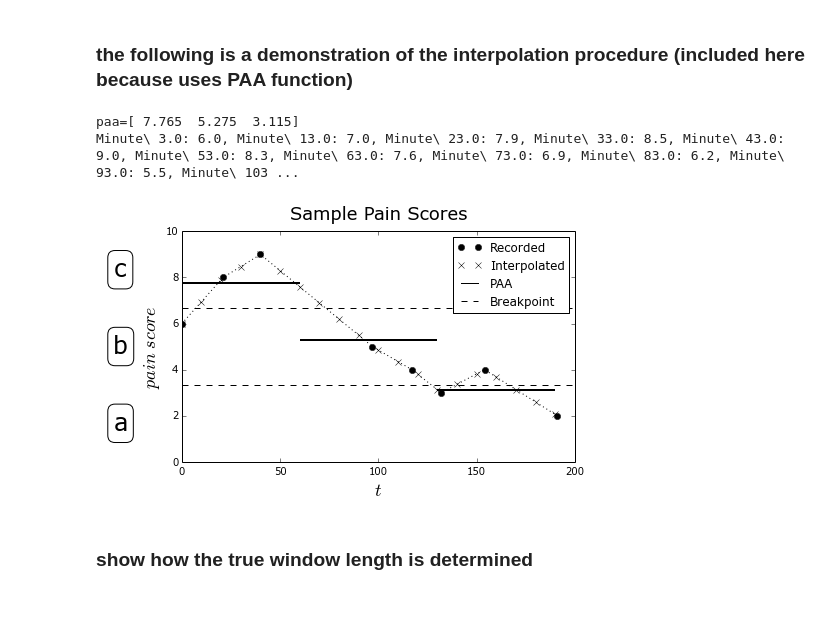
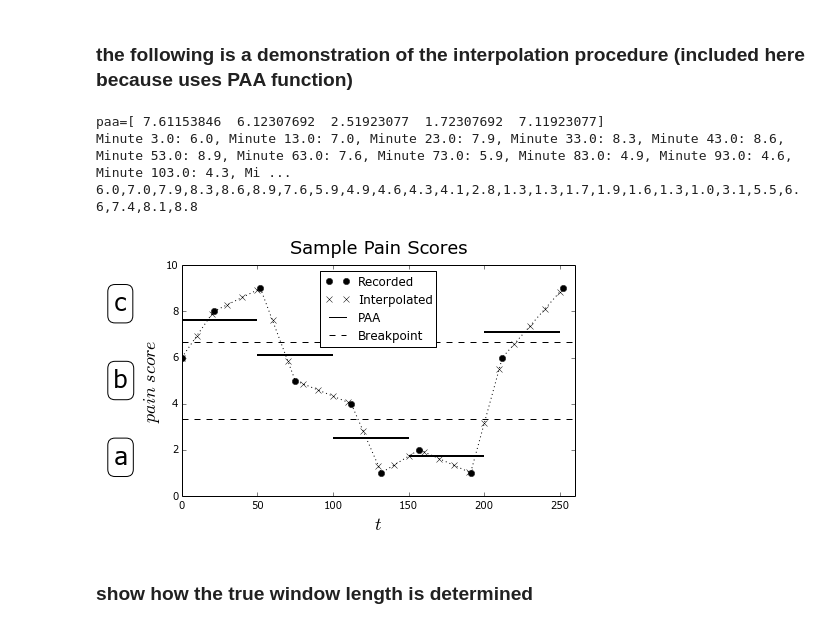
Before and after one commit to pvnick/tempos, a Jupyter notebook: manuscript_code.ipynb, the cells around one changed output. Saved outputs shown, nothing was run; the diff lists cells and outputs as text; code cells hidden in the pictures.

```diff
--- a/manuscript_code.ipynb
+++ b/manuscript_code.ipynb
@@ -358,7 +357,7 @@ def sax_unwindowed_unnormalized(series, alphabet_size, paa_length):
 # %%
 #    recorded=(&Minute\ 3: 6, Minute\ 24: 8, Minute\ 43: 9,\\
 #              &Minute\ 100: 3, Minute\ 120: 1)
-recorded={3:6, 24: 8, 43:9, 100:5, 120:4, 135: 3, 157: 4, 194: 2}
+recorded={3:6, 24: 8, 55:9, 78:5, 115:4, 135: 1, 160: 2, 194: 1, 215: 6, 255: 9}
 df = pd.DataFrame.from_dict(recorded, orient="index").sort_index()
 df.columns = ["score"]
 constant_time_interval_points = np.arange(np.min(recorded.keys()), np.max(recorded.keys()), 10)
@@ -371,8 +370,7 @@ df_interpolated["score"] = f(constant_time_interval_points)
 df_interpolated["score"] = df_interpolated["score"].apply(lambda score: float("%.1f" % score.round(1)))
 
 
-paa_vals = piecewise_aggregate_approximation(pd.Series(df_interpolated.score.values),3)
-paa_vals2 = piecewise_aggregate_approximation(pd.Series(df_interpolated.score.values),4)
+paa_vals = piecewise_aggregate_approximation(pd.Series(df_interpolated.score.values),5)
 
 fig = plt.figure(figsize=(7,4))
 ax = fig.add_axes([0.15,0.1,.78,0.8])
@@ -384,44 +382,48 @@ p3, = ax.plot(points_to_fill - df.index[0] , f(points_to_fill), "k:", figure=fig
 p4, = ax.plot([], [], "k-", figure=fig, label='paa_lines')
 p5, = ax.plot([], [], "k--", figure=fig, label='sax_lines')
 ax.legend([p1, p2], ["Recorded", "Interpolated"], loc='upper right', fontsize=12)
 ax.set_ylim(0, 10)
-ax.set_xlim(0, 200)
+ax.set_xlim(0, 260)
 ax.set_title("Sample Pain Scores", fontsize=18, y=1.03)
 ax.set_xlabel("$t$", fontsize=18)
 ax.set_ylabel("$pain\ score$", fontsize=18)
 fig.savefig(figure_save_dir + "interpolation.pdf", bbox_inches="tight")
 
 show_paa=True
 if show_paa:
-    ax.hlines(paa_vals[0], 0, 60, linewidth=2)
-    ax.hlines(paa_vals[1], 60, 130, linewidth=2)
-    ax.hlines(paa_vals[2], 130, 190, linewidth=2)
+    ax.hlines(paa_vals[0], 0, 50, linewidth=2)
+    ax.hlines(paa_vals[1], 50, 100, linewidth=2)
+    ax.hlines(paa_vals[2], 100, 150, linewidth=2)
+    ax.hlines(paa_vals[3], 150, 200, linewidth=2)
+    ax.hlines(paa_vals[4], 200, 250, linewidth=2)
     ax.legend([p1, p2, p4], ["Recorded", "Interpolated", "PAA"], loc='upper right', fontsize=12)
     fig.savefig(figure_save_dir + "paa.pdf", bbox_inches="tight")
     print("paa=" + str(paa_vals.values))
 
 
 show_sax=True
 if show_sax:
-    ax.hlines(10./3., 0, 200, linewidth=1, linestyles="--")
-    ax.hlines(2 * 10./3., 0,200, linewidth=1, linestyles="--")
+    ax.hlines(10./3., 0, 260, linewidth=1, linestyles="--")
+    ax.hlines(2 * 10./3., 0, 260, linewidth=1, linestyles="--")
     ax.text(-0.17, 2 * 1./3. + (1./3. / 2) - 0.03, "c", transform=ax.transAxes, fontsize=24,
              bbox=dict(facecolor='white', edgecolor='black', boxstyle='round'), zorder=100)
     ax.text(-0.17, 1 * 1./3. + (1./3. / 2) - 0.03, "b", transform=ax.transAxes, fontsize=24,
              bbox=dict(facecolor='white', edgecolor='black', boxstyle='round'), zorder=100)
     ax.text(-0.17, (1./3. / 2) - 0.03, "a", transform=ax.transAxes, fontsize=24,
              bbox=dict(facecolor='white', edgecolor='black', boxstyle='round'), zorder=100)
     #hack to avoid cliping the left margin
     ax.text(-0.2, (1./3. / 2) - 0.03, "a", transform=ax.transAxes, color="white", zorder=1)
-    ax.legend([p1, p2, p4, p5], ["Recorded", "Interpolated", "PAA", "Breakpoint"], loc='upper right', fontsize=12)
+    ax.legend([p1, p2, p4, p5], ["Recorded", "Interpolated", "PAA", "Breakpoint"], loc='upper center', fontsize=12)
     fig.savefig(figure_save_dir + "sax.pdf", bbox_inches="tight")
 plt.hold(False)
 
-print(", ".join(df_interpolated.reset_index().apply(lambda row: 'Minute\ ' + str(row["index"]) + ": " + str(row.score), axis=1).values))
+print(", ".join(df_interpolated.reset_index().apply(lambda row: 'Minute ' + str(row["index"]) + ": " + str(row.score), axis=1).values))
+print(",".join([str(val) for val in df_interpolated.reset_index().score.values]))
 # %% [output]
-paa=[ 7.765  5.275  3.115]
-Minute\ 3.0: 6.0, Minute\ 13.0: 7.0, Minute\ 23.0: 7.9, Minute\ 33.0: 8.5, Minute\ 43.0: 9.0, Minute\ 53.0: 8.3, Minute\ 63.0: 7.6, Minute\ 73.0: 6.9, Minute\ 83.0: 6.2, Minute\ 93.0: 5.5, Minute\ 103 ...
+paa=[ 7.61153846  6.12307692  2.51923077  1.72307692  7.11923077]
+Minute 3.0: 6.0, Minute 13.0: 7.0, Minute 23.0: 7.9, Minute 33.0: 8.3, Minute 43.0: 8.6, Minute 53.0: 8.9, Minute 63.0: 7.6, Minute 73.0: 5.9, Minute 83.0: 4.9, Minute 93.0: 4.6, Minute 103.0: 4.3, Mi ...
+6.0,7.0,7.9,8.3,8.6,8.9,7.6,5.9,4.9,4.6,4.3,4.1,2.8,1.3,1.3,1.7,1.9,1.6,1.3,1.0,3.1,5.5,6.6,7.4,8.1,8.8
-[figure, old version]
+[figure, new version]
 # %% [markdown]
 ### show how the true window length is determined
 # %%
```
Also changed, not shown: parts of 18 cells of this notebook.
